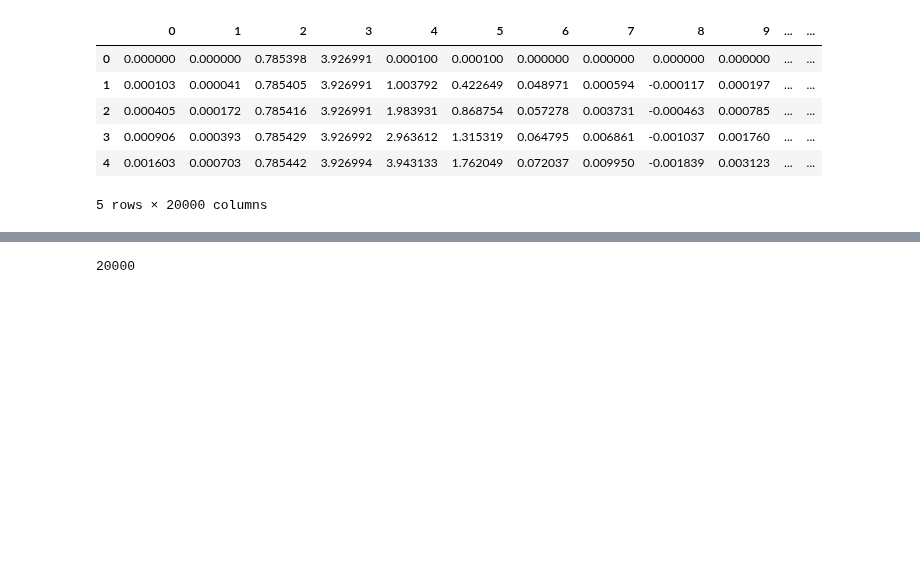
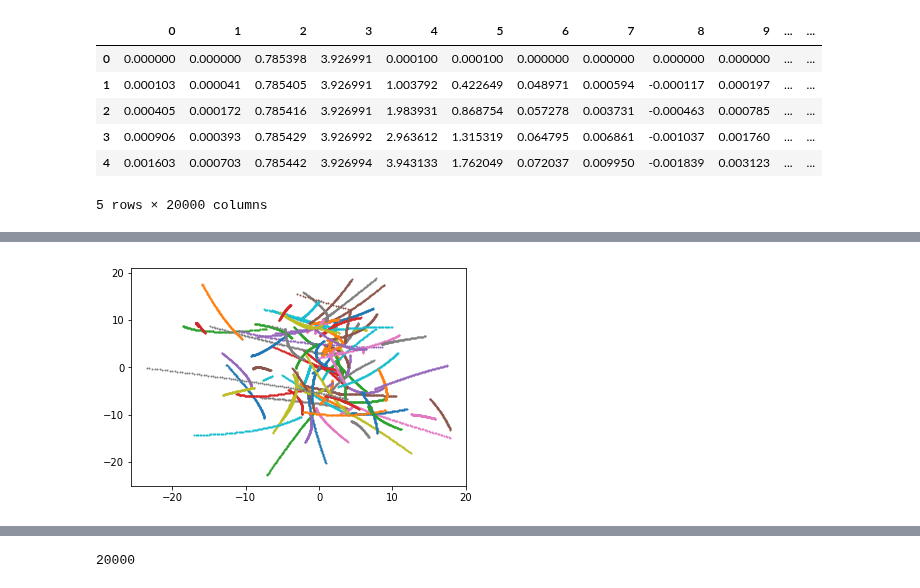
Before and after one commit to oliviatessa/MothMachineLearning, a Jupyter notebook: Train NN with large dataset.ipynb, the cells around one changed output, grey strips where cells are left out. Cells and saved outputs as stored; diff of their text form; code cells hidden in the pictures; blank space fills up the shorter version.

```diff
--- a/Train NN with large dataset.ipynb
+++ b/Train NN with large dataset.ipynb
@@ -57,0 +66,2 @@ dd.head()
+# %%
+new_cols = ["x", "y", "theta", "phi", "x_dot", "y_dot", "theta_dot", "phi_dot"]
@@ -57,0 +93,8 @@ dd.head()
+# %%
+for kk in np.arange(0, a.shape[1], step = a.shape[0]):
+    bb[kk:(kk+a.shape[0]),0:ss] = a[0:, kk:(ss+kk)]
+
+
+cc = pd.DataFrame(bb)
+cc.columns = new_cols
+cc
@@ -57,0 +120,5 @@ dd.head()
+# %%
+for ii in np.arange(0, 10000, step = 100):
+    plt.scatter(cc.loc[ii:ii+100, "x"],cc.loc[ii:ii+100, "y"], s = 1)
+# %% [output]
+[figure, added]
```
Also changed, not shown: parts of 48 cells of this notebook.
